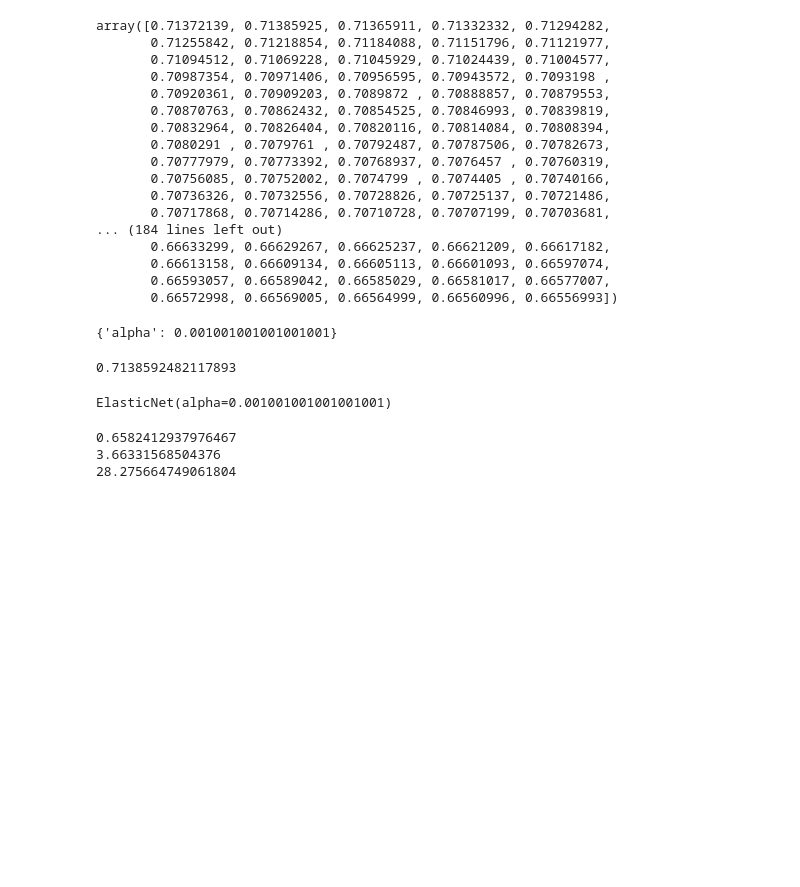
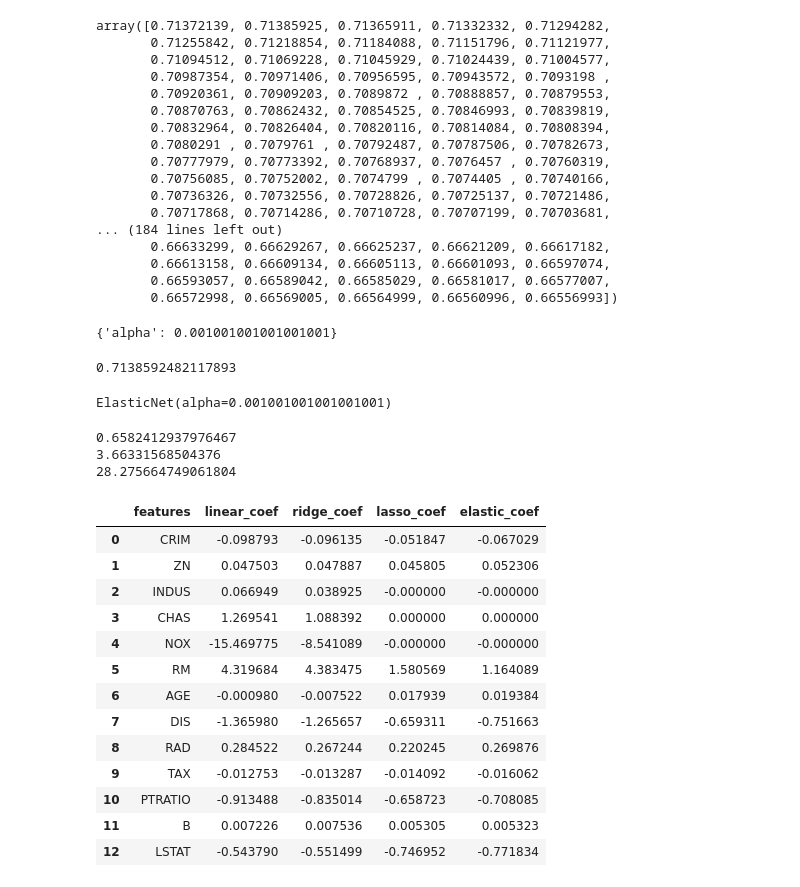
Before and after one commit to sapience2357/lectures, a Jupyter notebook: lectures on AI/machineLearning/과적합(Overfit).ipynb, the cells around one changed output. Saved outputs shown, nothing was run; the diff lists cells and outputs as text; code cells hidden in the pictures; blank space fills up the shorter version.

```diff
--- a/lectures on AI/machineLearning/과적합(Overfit).ipynb
+++ b/lectures on AI/machineLearning/과적합(Overfit).ipynb
@@ -449,3 +449,30 @@ print( mean_squared_error(y_true = y_test, y_pred = yhat))
 0.6582412937976467
 3.66331568504376
 28.275664749061804
+# %%
+feature_name = pd.DataFrame(boston.feature_names, columns=['features'])
+linear = pd.DataFrame(linear_model.coef_, columns=['linear_coef'])
+ridge = pd.DataFrame(ridge_model.coef_, columns=['ridge_coef'])
+lasso = pd.DataFrame(lasso_model.coef_, columns=['lasso_coef'])
+elastic = pd.DataFrame(elastic_model.coef_, columns=['elastic_coef'])
+
+coef_matrix = pd.concat([feature_name, linear], axis=1)
+coef_matrix = pd.concat([coef_matrix, ridge], axis=1)
+coef_matrix = pd.concat([coef_matrix, lasso], axis=1)
+coef_matrix = pd.concat([coef_matrix, elastic], axis=1)
+coef_matrix
+# %% [output]
+|  | features | linear_coef | ridge_coef | lasso_coef | elastic_coef |
+| 0 | CRIM | -0.098793 | -0.096135 | -0.051847 | -0.067029 |
+| 1 | ZN | 0.047503 | 0.047887 | 0.045805 | 0.052306 |
+| 2 | INDUS | 0.066949 | 0.038925 | -0.000000 | -0.000000 |
+| 3 | CHAS | 1.269541 | 1.088392 | 0.000000 | 0.000000 |
+| 4 | NOX | -15.469775 | -8.541089 | -0.000000 | -0.000000 |
+| 5 | RM | 4.319684 | 4.383475 | 1.580569 | 1.164089 |
+| 6 | AGE | -0.000980 | -0.007522 | 0.017939 | 0.019384 |
+| 7 | DIS | -1.365980 | -1.265657 | -0.659311 | -0.751663 |
+| 8 | RAD | 0.284522 | 0.267244 | 0.220245 | 0.269876 |
+| 9 | TAX | -0.012753 | -0.013287 | -0.014092 | -0.016062 |
+| 10 | PTRATIO | -0.913488 | -0.835014 | -0.658723 | -0.708085 |
+| 11 | B | 0.007226 | 0.007536 | 0.005305 | 0.005323 |
+| 12 | LSTAT | -0.543790 | -0.551499 | -0.746952 | -0.771834 |
```
Also changed, not shown: parts of 10 cells of this notebook.
